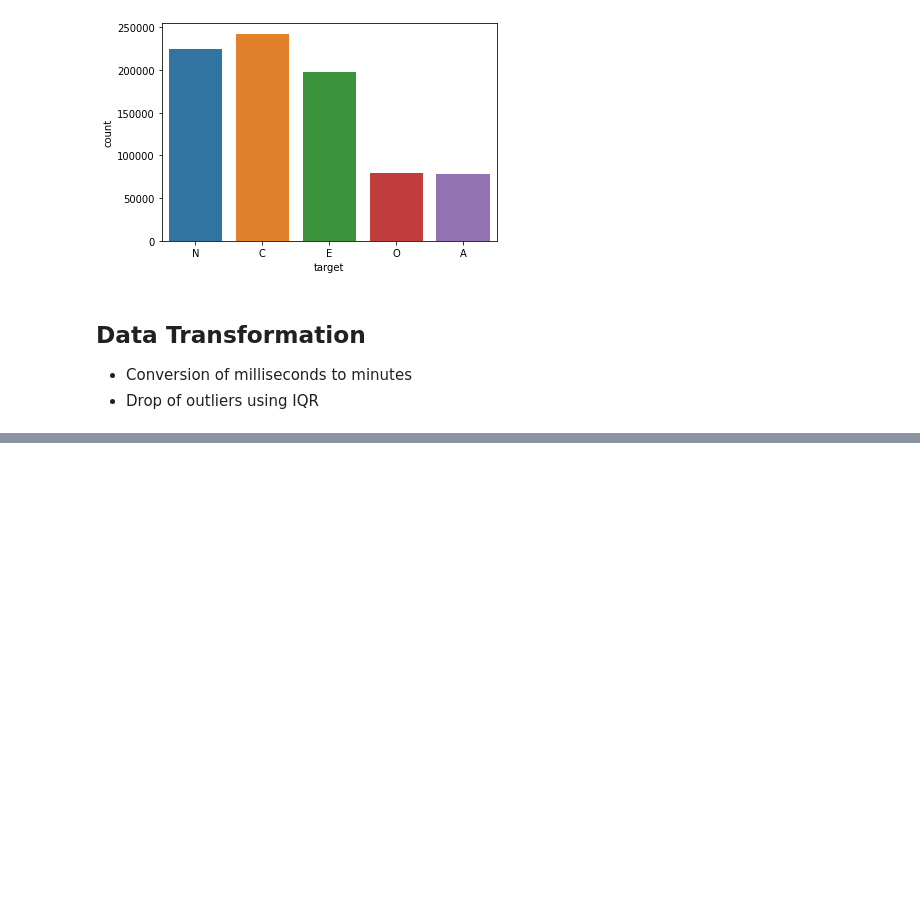
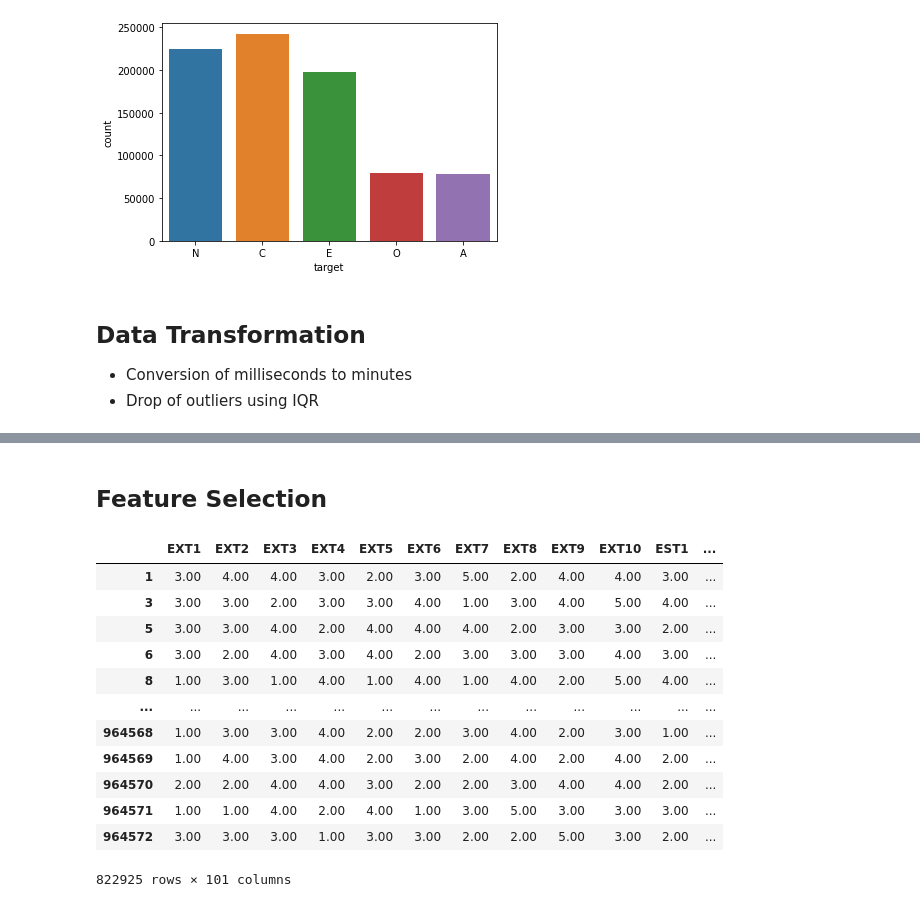
Before and after one commit to UNSpecializationAI/BigFivePersonality, a Jupyter notebook: Big-Five Factor Markers.ipynb, the cells around one changed output, grey strips where cells are left out. Cells and saved outputs as stored; diff of their text form; code cells hidden in the pictures; blank space fills up the shorter version.

```diff
--- a/Big-Five Factor Markers.ipynb
+++ b/Big-Five Factor Markers.ipynb
@@ -119,3 +111,5 @@ df.describe()
 | 50% | 3.00 | 3.00 | 3.00 | 3.00 | 3.00 | 2.00 | 3.00 | 4.00 | 3.00 | 4.00 | 3.00 | ... |
 | 75% | 4.00 | 4.00 | 4.00 | 4.00 | 4.00 | 3.00 | 4.00 | 4.00 | 4.00 | 5.00 | 4.00 | ... |
 | max | 5.00 | 5.00 | 5.00 | 5.00 | 5.00 | 5.00 | 5.00 | 5.00 | 5.00 | 5.00 | 5.00 | ... |
+# %% [markdown]
+## Feature Selection
@@ -122 +124,17 @@ df.describe()
+# %%
+df
+# %% [output]
+|  | EXT1 | EXT2 | EXT3 | EXT4 | EXT5 | EXT6 | EXT7 | EXT8 | EXT9 | EXT10 | EST1 | ... |
+| 1 | 3.00 | 4.00 | 4.00 | 3.00 | 2.00 | 3.00 | 5.00 | 2.00 | 4.00 | 4.00 | 3.00 | ... |
+| 3 | 3.00 | 3.00 | 2.00 | 3.00 | 3.00 | 4.00 | 1.00 | 3.00 | 4.00 | 5.00 | 4.00 | ... |
+| 5 | 3.00 | 3.00 | 4.00 | 2.00 | 4.00 | 4.00 | 4.00 | 2.00 | 3.00 | 3.00 | 2.00 | ... |
+| 6 | 3.00 | 2.00 | 4.00 | 3.00 | 4.00 | 2.00 | 3.00 | 3.00 | 3.00 | 4.00 | 3.00 | ... |
+| 8 | 1.00 | 3.00 | 1.00 | 4.00 | 1.00 | 4.00 | 1.00 | 4.00 | 2.00 | 5.00 | 4.00 | ... |
+| ... | ... | ... | ... | ... | ... | ... | ... | ... | ... | ... | ... | ... |
+| 964568 | 1.00 | 3.00 | 3.00 | 4.00 | 2.00 | 2.00 | 3.00 | 4.00 | 2.00 | 3.00 | 1.00 | ... |
+| 964569 | 1.00 | 4.00 | 3.00 | 4.00 | 2.00 | 3.00 | 2.00 | 4.00 | 2.00 | 4.00 | 2.00 | ... |
+| 964570 | 2.00 | 2.00 | 4.00 | 4.00 | 3.00 | 2.00 | 2.00 | 3.00 | 4.00 | 4.00 | 2.00 | ... |
+| 964571 | 1.00 | 1.00 | 4.00 | 2.00 | 4.00 | 1.00 | 3.00 | 5.00 | 3.00 | 3.00 | 3.00 | ... |
+| 964572 | 3.00 | 3.00 | 3.00 | 1.00 | 3.00 | 3.00 | 2.00 | 2.00 | 5.00 | 3.00 | 2.00 | ... |
+822925 rows × 101 columns
 # %%
```
Also changed, not shown: parts of 9 cells of this notebook.
